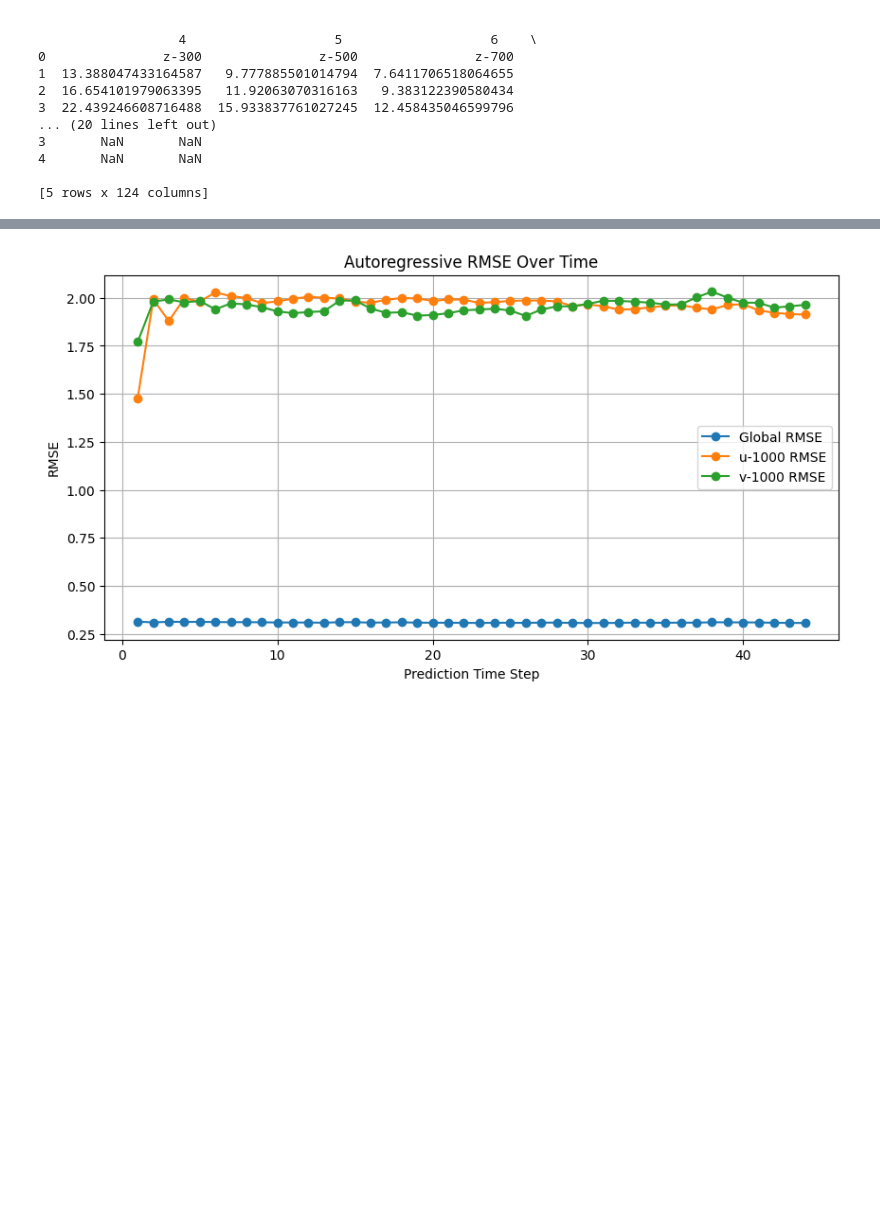
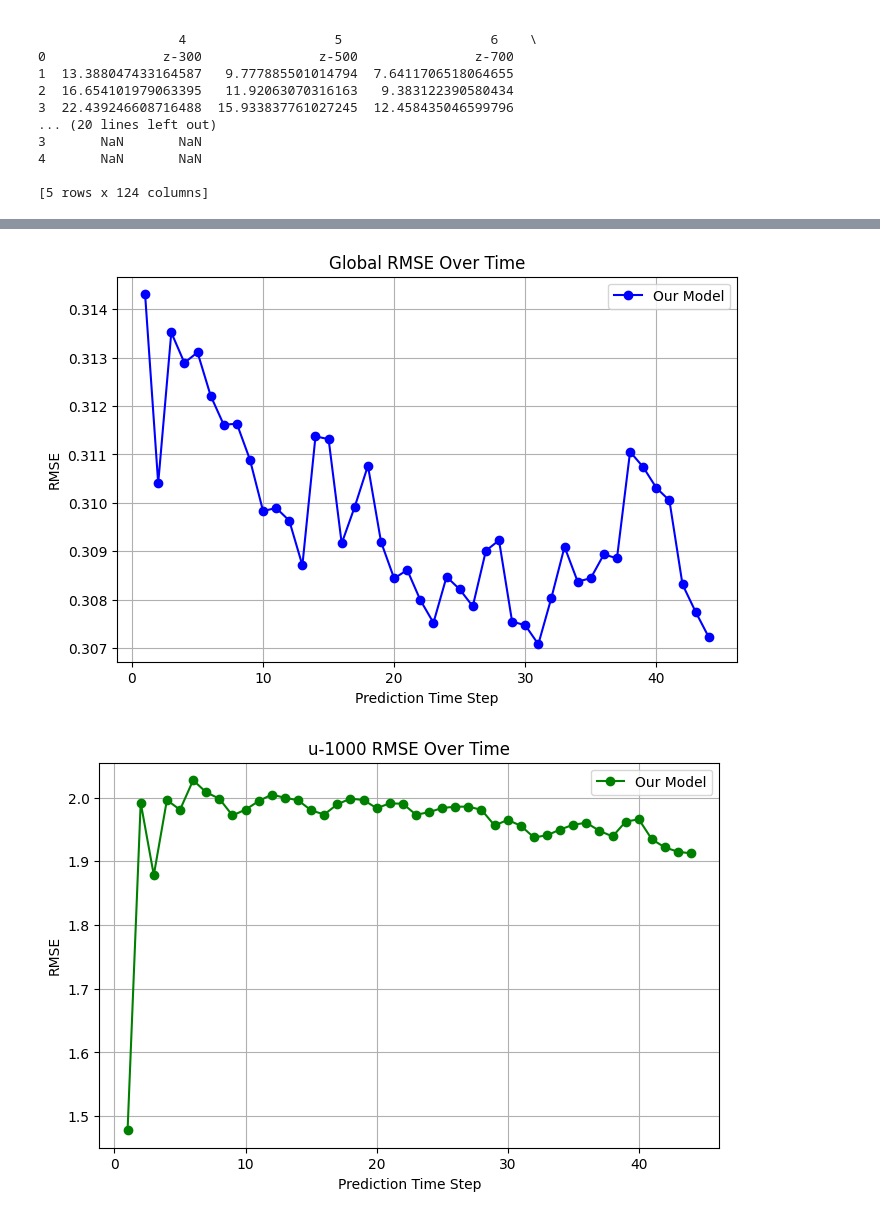
Before and after one commit to gurmeherr/Yaw-Angle-Optimisation-in-Wind-Farms, a Jupyter notebook: current_eval_iter (1).ipynb, the cells around one changed output, grey strips where cells are left out. Cells and saved outputs as stored; diff of their text form; code cells hidden in the pictures; blank space fills up the shorter version.

```diff
--- a/current_eval_iter (1).ipynb
+++ b/current_eval_iter (1).ipynb
@@ -44,15 +42,14 @@ from models.model import S2SBenchmarkModel
 device = torch.device('cuda' if torch.cuda.is_available() else 'cpu')
 # %%
-# Step 4: Load the pretrained model checkpoint
 # Adjust the following paths to match your checkpoint and config locations.
-log_dir = Path(r"C:\Users\brand\OneDrive\Desktop\chaosbench-20250319T123539Z-001\chaosbench\logs\lightning_logs\version_28")  # Change to your logs directory
-ckpt_dir = log_dir / r"C:\Users\brand\OneDrive\Desktop\ChaosBench-20250319T123531Z-001\ChaosBench\checkpoints"       # Change version if needed
+log_dir = Path(r"C:\Users\brand\OneDrive\Desktop\chaosbench-20250319T123539Z-001\chaosbench\logs\lightning_logs\version_28")
+ckpt_dir = log_dir / r"C:\Users\brand\OneDrive\Desktop\ChaosBench-20250319T123531Z-001\ChaosBench\checkpoints"
 ckpt_files = list(ckpt_dir.glob('*.ckpt'))
 assert len(ckpt_files) > 0, "No checkpoint found in the specified directory!"
-ckpt_filepath = ckpt_files[0]  # Use the first checkpoint (or modify as needed)
+ckpt_filepath = ckpt_files[0]
 
-# Load model configuration (YAML)
-config_filepath = Path(r"C:\Users\brand\OneDrive\Desktop\chaosbench-20250319T123539Z-001\chaosbench\configs\fno_pinn.yaml")  # Adjust the path
+# Load model configuration
+config_filepath = Path(r"C:\Users\brand\OneDrive\Desktop\chaosbench-20250319T123539Z-001\chaosbench\configs\fno_pinn_S2S.yaml")
 with open(config_filepath, 'r') as config_f:
     hyperparams = yaml.load(config_f, Loader=yaml.FullLoader)
 
@@ -65,7 +62,7 @@ baseline = S2SBenchmarkModel.load_from_checkpoint(
     data_args=data_args
 )
 
-baseline.eval()  # Set model to evaluation mode
+baseline.eval()
 baseline.to(device)
 # %% [output]
 S2SBenchmarkModel(
@@ -216,29 +290,47 @@ print(df.head())
 # %%
-# Plot RMSE over time steps (averaged over batches)
 import matplotlib.pyplot as plt
+import numpy as np
 
 # Convert all_rmse (a list of lists of tuples) to separate NumPy arrays
-# Each element in all_rmse is a list (for each batch) of tuples (global, u-1000, v-1000) for each timestep.
-all_rmse = np.array(all_rmse)  # shape (num_batches, num_timesteps, 3)
+# Shape: (num_batches, num_timesteps, 3) -> (Global, u-1000, v-1000)
+all_rmse = np.array(all_rmse)
 
-# Compute mean across batches for each metric separately.
+# Compute mean across batches for each metric separately
 mean_global = np.nanmean(all_rmse[:, :, 0], axis=0)
 mean_u1000 = np.nanmean(all_rmse[:, :, 1], axis=0)
 mean_v1000 = np.nanmean(all_rmse[:, :, 2], axis=0)
 
-# Plotting each RMSE time series
-import matplotlib.pyplot as plt
+timesteps = np.arange(1, mean_global.size + 1)
 
-timesteps = np.arange(1, mean_global.size + 1)
-plt.figure(figsize=(10, 5))
-plt.plot(timesteps, mean_global, marker='o', label='Global RMSE')
-plt.plot(timesteps, mean_u1000, marker='o', label='u-1000 RMSE')
-plt.plot(timesteps, mean_v1000, marker='o', label='v-1000 RMSE')
+# Plot Global RMSE
+plt.figure(figsize=(8, 5))
+plt.plot(timesteps, mean_global, marker='o', label='Our Model', color='blue')
 plt.xlabel("Prediction Time Step")
 plt.ylabel("RMSE")
-plt.title("Autoregressive RMSE Over Time")
+plt.title("Global RMSE Over Time")
 plt.legend()
 plt.grid(True)
 plt.show()
+
+# Plot u-1000 RMSE separately
+plt.figure(figsize=(8, 5))
+plt.plot(timesteps, mean_u1000, marker='o', label='Our Model', color='green')
+plt.xlabel("Prediction Time Step")
+plt.ylabel("RMSE")
+plt.title("u-1000 RMSE Over Time")
+plt.legend()
+plt.grid(True)
+plt.show()
+
+# Plot v-1000 RMSE separately
+plt.figure(figsize=(8, 5))
+plt.plot(timesteps, mean_v1000, marker='o', label='Our Model', color='red')
+plt.xlabel("Prediction Time Step")
+plt.ylabel("RMSE")
+plt.title("v-1000 RMSE Over Time")
+plt.legend()
+plt.grid(True)
+plt.show()
 # %% [output]
-[figure, old version]
+[figure, new version]
+[figure, added]
```
Also changed, not shown: parts of 8 cells of this notebook.
